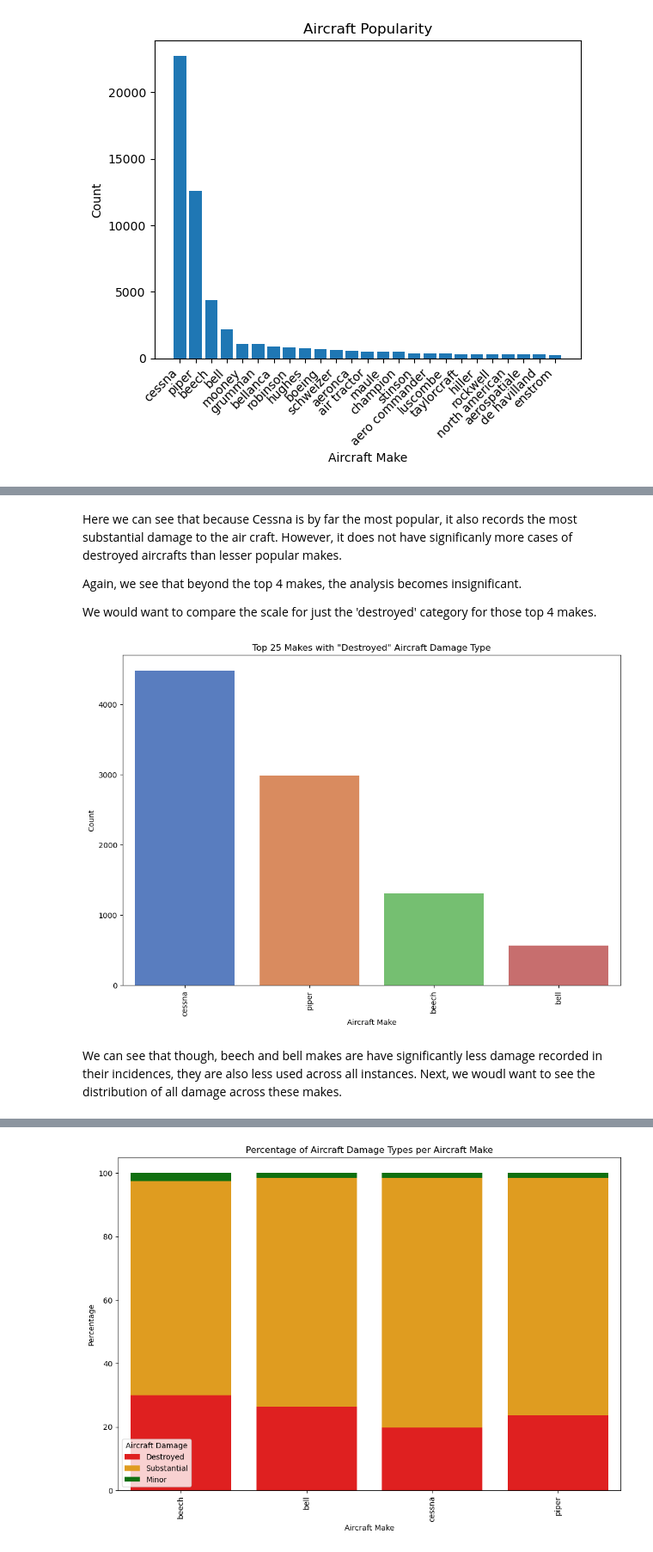
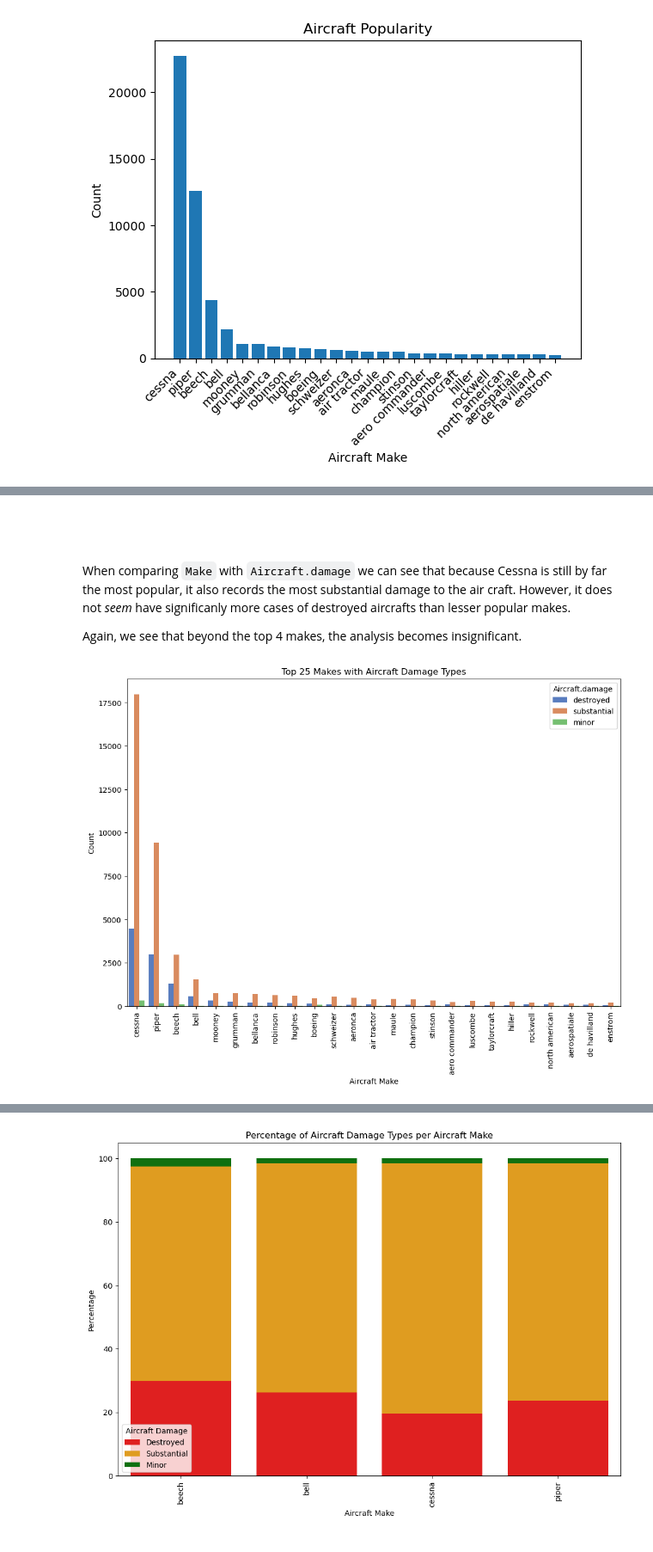
Before and after one commit to erankova/Fortune-Inc-Aviation-Analysis, a Jupyter notebook: Exploration.ipynb, the cells around one changed output, grey strips where cells are left out. Shown: that part at 86% size. Saved outputs shown, nothing was run; the diff lists cells and outputs as text; code cells hidden in the pictures.

```diff
--- a/Exploration.ipynb
+++ b/Exploration.ipynb
@@ -814,14 +657,14 @@ Name: Make, Length: 6316, dtype: float64
 # %%
 # Combine all variations of 'fatal' values into one 'fatal' category
 
-# We can now see there is an 'unavailable' and 'unknown' category into which we can add na values
+# Custom function to update 'Injury.Severity' based on conditions
+def update_injury_severity(severity):
+    if pd.notna(severity) and 'fatal' in str(severity).lower() and 'non-fatal' not in str(severity).lower():
+        return 'fatal'
+    return severity
 
-# We can also then distribute the 'unknown' values based
-# on proportional distribution of the other categories
-
-for value in ad:
-    if ad['Injury.Severity'].str.contains('fatal').any():
-        ad.loc[ad['Injury.Severity'].str.contains('fatal'), 'Injury.Severity'] = 'fatal'
+# Apply the custom function to update 'Injury.Severity'
+ad['Injury.Severity'] = ad['Injury.Severity'].apply(update_injury_severity)
 
 ad['Injury.Severity'].value_counts(normalize=True)
 # %% [output]
@@ -1224,37 +1066,29 @@ plt.show()
+# %% [markdown]
+<br>
 # %% [markdown]
-Here we can see that because Cessna is by far the most popular, it also records the most substantial damage to the air craft. However, it does not have significanly more cases of destroyed aircrafts than lesser popular makes.
+<br> When comparing `Make` with `Aircraft.damage` we can see that because Cessna is still by far the most popular, it also records the most substantial damage to the air craft. However, it does not *seem* have significanly more cases of destroyed aircrafts than lesser popular makes.
 
 Again, we see that beyond the top 4 makes, the analysis becomes insignificant.
-
-We would want to compare the scale for just the 'destroyed' category for those top 4 makes.
-# %%
-# Filter further to Top 4 Make
-
-# Use previous DataFrame created
-top4_make_names = top25_make_data['Make'].value_counts().nlargest(4).index
-
-# Filter the DataFrame to include only the top 10 'Make' values
-top4_make_data = top25_make_data[top25_make_data['Make'].isin(top4_make_names)]
-
-# Filter for only 'destroyed' aircraft damage type
-destroyed_data = top4_make_data[top25_make_data['Aircraft.damage'] == 'destroyed']
-
-# Get the order of 'Make' based on count in descending order for the filtered data
-make_order_destroyed = destroyed_data['Make'].value_counts().index
-
-# Create a grouped bar chart for 'destroyed' aircraft damage type
-plt.figure(figsize=(12, 8))
-sns.countplot(x='Make', data=destroyed_data, palette='muted', order=make_order_destroyed)
-
-# Add labels and title
-plt.xlabel('Aircraft Make')
-plt.ylabel('Count')
-plt.title('Top 25 Makes with "Destroyed" Aircraft Damage Type')
-plt.xticks(rotation=90)
-
-# Show the plot
-plt.show()
-# %% [output]
-[figure, removed]
-# %% [markdown]
-We can see that though, beech and bell makes are have significantly less damage recorded in their incidences, they are also less used across all instances. Next, we woudl want to see the distribution of all damage across these makes.
+# %%
+# Visualize top 25 'Make' with 'Aircraft.damage'
+
+# Use previously established DataFrame
+top25_make_data
+
+# Get the order of 'Make' based on count in descending order
+make_order = top25_make_data['Make'].value_counts().index
+
+# Create a grouped bar chart comparing 'Make' and 'Aircraft.damage'
+plt.figure(figsize=(12, 8))
+sns.countplot(x='Make', hue='Aircraft.damage', data=top25_make_data, palette='muted', order=make_order)
+
+# Add labels and title
+plt.xlabel('Aircraft Make')
+plt.ylabel('Count')
+plt.title('Top 25 Makes with Aircraft Damage Types')
+plt.xticks(rotation=90)
+
+# Show the plot
+plt.show()
+# %% [output]
+[figure]
```
Also changed, not shown: parts of 108 cells of this notebook, 4 other files.
